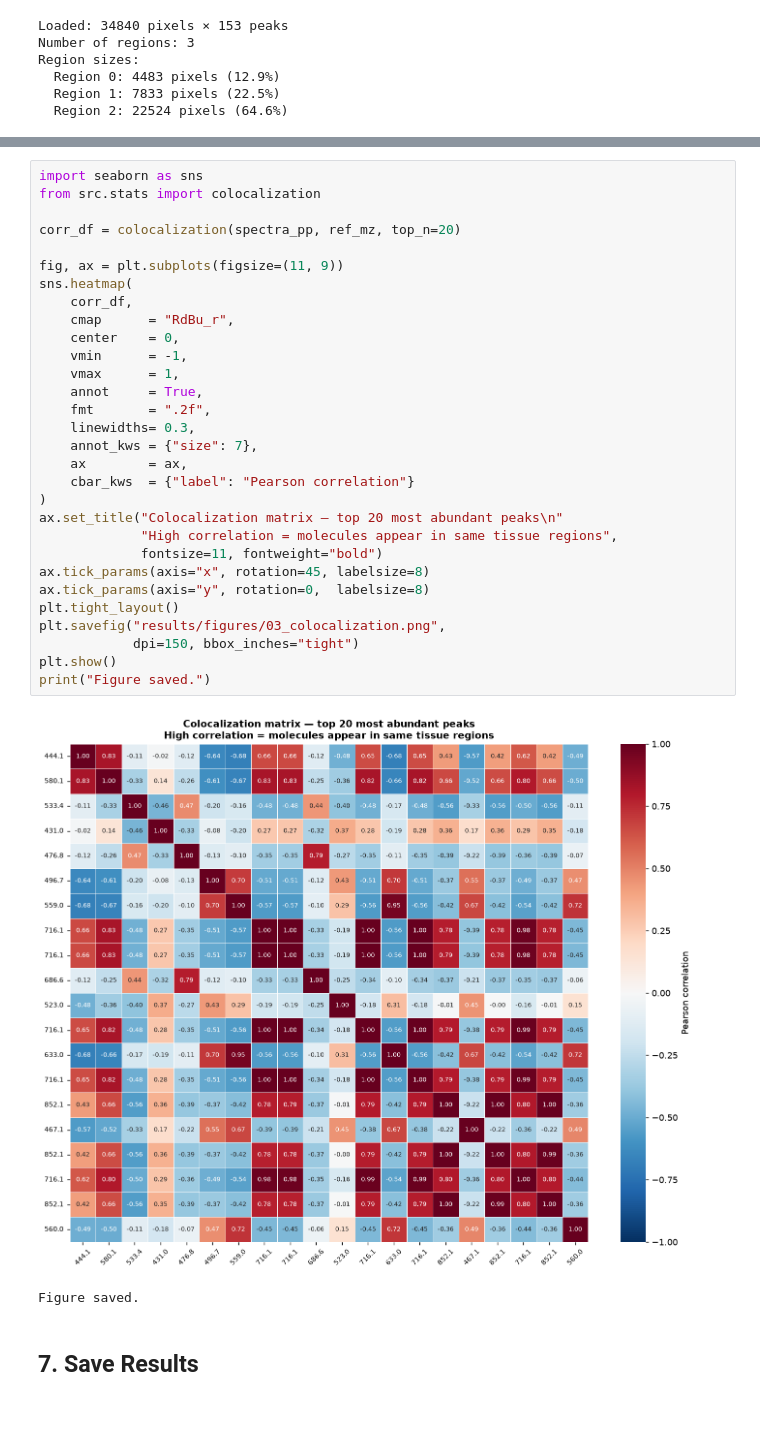
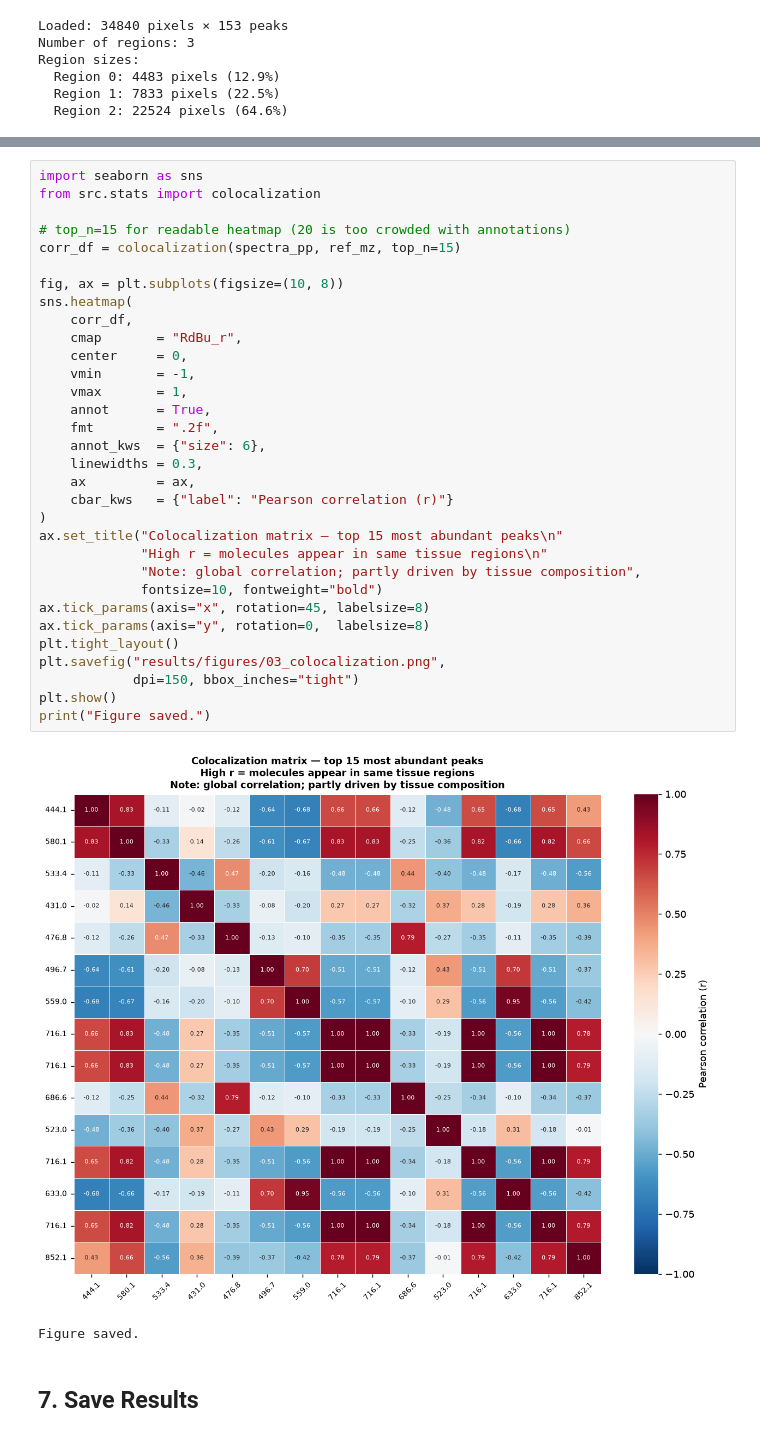
Before and after one commit to Rajaeereza/maldi-msi-analysis, a Jupyter notebook: notebooks/03_statistical_analysis.ipynb, the cells around one changed output, grey strips where cells are left out. Drawn from its saved outputs; the diff is of its cells as text.

Commit message:
update note 1, 2, 3

```diff
--- a/notebooks/03_statistical_analysis.ipynb
+++ b/notebooks/03_statistical_analysis.ipynb
@@ -350,35 +527,37 @@ Reference: Bemis, Föll et al. (2023) *Nature Methods* 20:1883
 # %%
 import seaborn as sns
 from src.stats import colocalization
 
-corr_df = colocalization(spectra_pp, ref_mz, top_n=20)
+# top_n=15 for readable heatmap (20 is too crowded with annotations)
+corr_df = colocalization(spectra_pp, ref_mz, top_n=15)
 
-fig, ax = plt.subplots(figsize=(11, 9))
+fig, ax = plt.subplots(figsize=(10, 8))
 sns.heatmap(
     corr_df,
-    cmap      = "RdBu_r",
-    center    = 0,
-    vmin      = -1,
-    vmax      = 1,
-    annot     = True,
-    fmt       = ".2f",
-    linewidths= 0.3,
-    annot_kws = {"size": 7},
-    ax        = ax,
-    cbar_kws  = {"label": "Pearson correlation"}
+    cmap       = "RdBu_r",
+    center     = 0,
+    vmin       = -1,
+    vmax       = 1,
+    annot      = True,
+    fmt        = ".2f",
+    annot_kws  = {"size": 6},
+    linewidths = 0.3,
+    ax         = ax,
+    cbar_kws   = {"label": "Pearson correlation (r)"}
 )
-ax.set_title("Colocalization matrix — top 20 most abundant peaks\n"
-             "High correlation = molecules appear in same tissue regions",
-             fontsize=11, fontweight="bold")
+ax.set_title("Colocalization matrix — top 15 most abundant peaks\n"
+             "High r = molecules appear in same tissue regions\n"
+             "Note: global correlation; partly driven by tissue composition",
+             fontsize=10, fontweight="bold")
 ax.tick_params(axis="x", rotation=45, labelsize=8)
 ax.tick_params(axis="y", rotation=0,  labelsize=8)
 plt.tight_layout()
 plt.savefig("results/figures/03_colocalization.png",
             dpi=150, bbox_inches="tight")
 plt.show()
 print("Figure saved.")
 # %% [output]
-[figure, old version]
+[figure, new version]
 Figure saved.
 # %% [markdown]
 ## 7. Save Results
```
Also changed, not shown: parts of 15 cells of this notebook, 13 other files.
